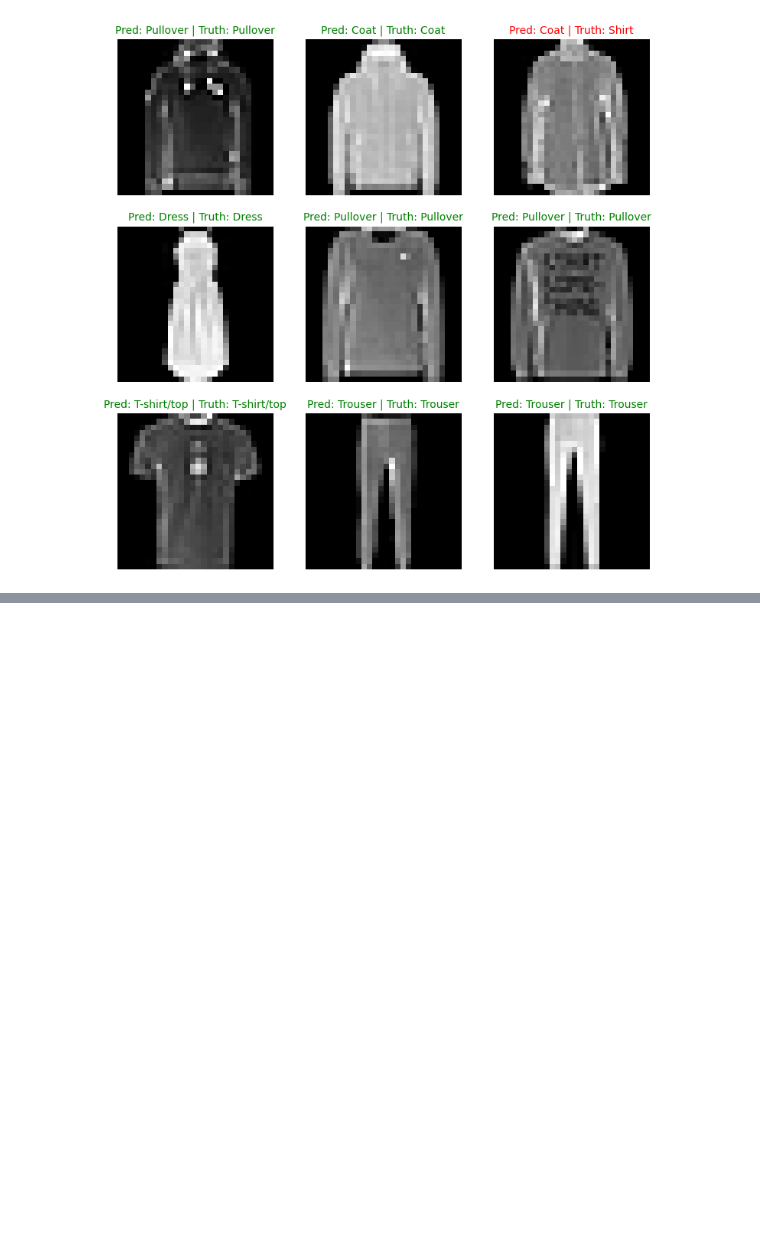
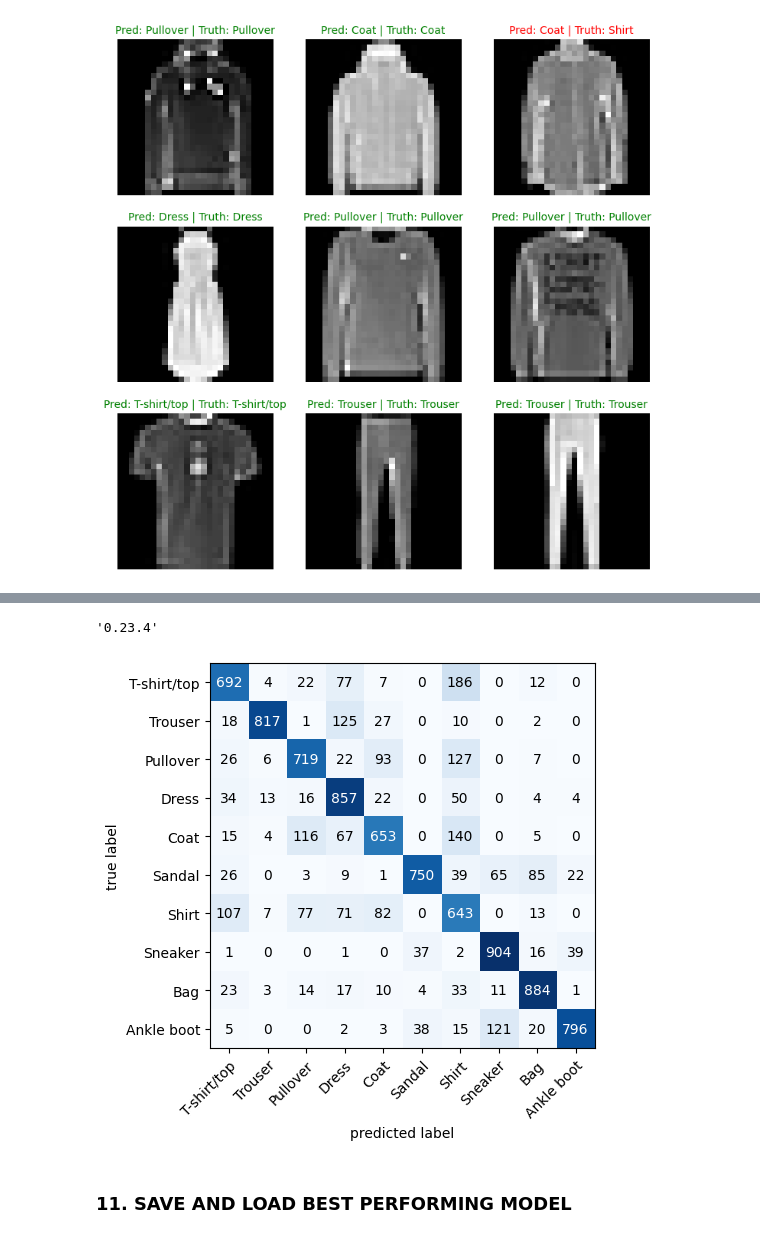
Before and after one commit to Nounsidev/PyTorch_Learning, a Jupyter notebook: 5_ComputerVision.ipynb, the cells around one changed output, grey strips where cells are left out. Drawn from its saved outputs; the diff is of its cells as text; code cells hidden in the pictures; blank space fills up the shorter version.

```diff
--- a/5_ComputerVision.ipynb
+++ b/5_ComputerVision.ipynb
@@ -853,0 +856,16 @@ for i, sample in enumerate(test_samples):
+# %%
+#Make predictions with trained model
+y_preds = []
+
+modelV2.eval()
+with torch.inference_mode():
+  for X, y in tqdm(test_dataloader):
+    X, y = X.to(device), y.to(device)
+
+    y_logit = modelV2(X)
+    y_pred = torch.softmax(y_logit.squeeze(), 0).argmax(dim = 1)
+    y_preds.append(y_pred.cpu())
+
+#print(y_preds)
+y_pred_tensor = torch.cat(y_preds)
+y_pred_tensor
@@ -853,0 +900,4 @@ for i, sample in enumerate(test_samples):
+# %%
+mlxtend.__version__
+# %% [output]
+'0.23.4'
@@ -853,0 +907,13 @@ for i, sample in enumerate(test_samples):
+# %%
+#Set up an instance
+confmat = ConfusionMatrix(task="multiclass",num_classes=len(class_names))
+confmat_tensor = confmat(preds = y_pred_tensor, target = test_data.targets)
+
+#Plot confmat
+fig, ax = plot_confusion_matrix(conf_mat = confmat_tensor.numpy(),
+                                class_names= class_names,
+                                figsize=(9,5))
+# %% [output]
+[figure, added]
+# %% [markdown]
+### 11. SAVE AND LOAD BEST PERFORMING MODEL
```
Also changed, not shown: parts of 8 cells of this notebook.
